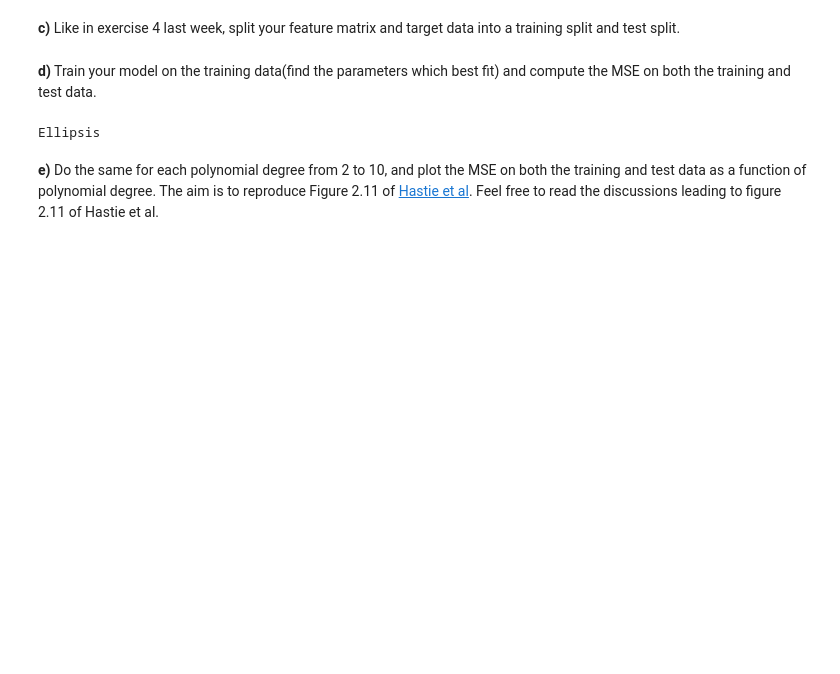
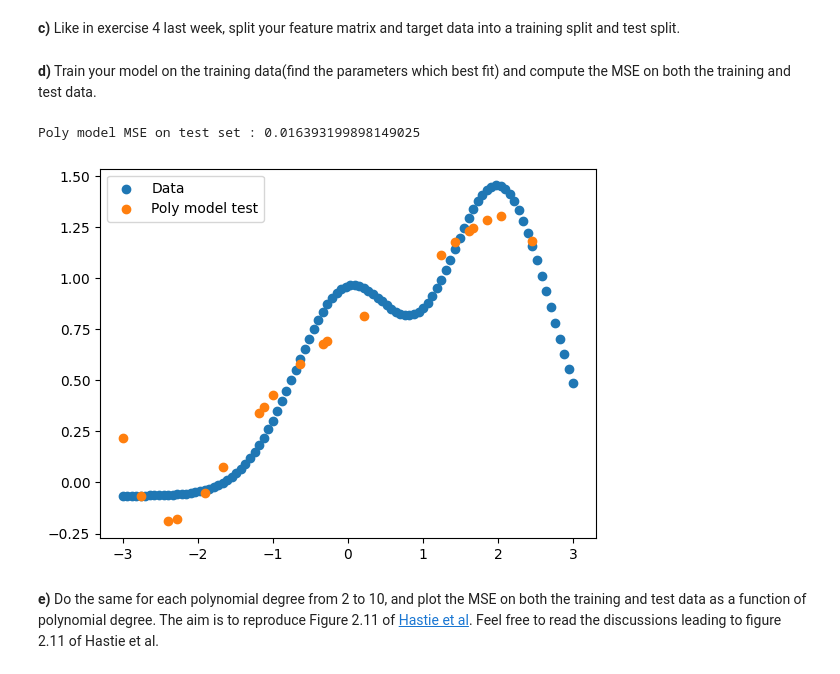
Before and after one commit to BartoszTrela/applied-data-analysis-and-ml, a Jupyter notebook: exercises/E2/exercisesweek35.ipynb, the cells around one changed output. Saved outputs shown, nothing was run; the diff lists cells and outputs as text; code cells hidden in the pictures; blank space fills up the shorter version.

```diff
--- a/exercises/E2/exercisesweek35.ipynb
+++ b/exercises/E2/exercisesweek35.ipynb
@@ -159,8 +199,8 @@ spending = np.array([152., 141., 102., 136., 161., 129.,  99., 159., 160., 107.,
 **a)** Create a feature matrix $\boldsymbol{X}$ for the features income and children, including an intercept column of ones at the start.
 # %%
 X = np.zeros((n, 3))
-#X[:, 0] = ...
-#X[:, 1] = ...
-#X[:, 2] = ...
+X[:, 0] = 1
+X[:, 1] = income
+X[:, 2] = children
 # %% [markdown]
 **b)** Use the expression from **3d)** to find the optimal parameters $\boldsymbol{\hat{\beta}_{OLS}}$ for predicting spending based on these features. Create a function for this operation, as you are going to need to use it a lot.
@@ -167,5 +209,6 @@ X = np.zeros((n, 3))
 # %%
 def OLS_parameters(X, y):
-    return ...
+    return np.linalg.inv(X.T @ X) @ X.T @ y
 
-#beta = OLS_parameters(X, y)
+beta = OLS_parameters(X, spending)
+print(f'beta = {beta}')
@@ -185,12 +230,11 @@ y = np.exp(-x**2) + 1.5 * np.exp(-(x-2)**2) + np.random.normal(0, 0.1)
 def polynomial_features(x, p):
     n = len(x)
     X = np.zeros((n, p + 1))
-    #X[:, 0] = ...
-    #X[:, 1] = ...
-    #X[:, 2] = ...
-    # could this be a loop?
+    for i in range(p + 1):
+        X[:, i] = x**i
+    return X
 
-#X = polynomial_features(x, 5)
+X = polynomial_features(x, 5)
 # %% [markdown]
 **b)** Use the expression from **3d)** to find the optimal parameters $\boldsymbol{\hat{\beta}_{OLS}}$ for predicting $\boldsymbol{y}$ based on these features. If you have done everything right so far, this code will not need changing.
 # %%
@@ -200,13 +244,30 @@ def polynomial_features(x, p):
 # %%
 from sklearn.model_selection import train_test_split
 
-#X_train, X_test, y_train, y_test = ...
+X_train, X_test, y_train, y_test = train_test_split(X, y, test_size=0.2, random_state=42)
 # %% [markdown]
 **d)** Train your model on the training data(find the parameters which best fit) and compute the MSE on both the training and test data.
 # %%
-...
+import matplotlib.pyplot as plt
+from sklearn.metrics import mean_squared_error
+
+# instead use beta = OLS_parameters(X, y) to do the prediction
+
+beta = OLS_parameters(X_train, y_train)
+poly_predict_test = X_test @ beta
+
+poly_mse_test = mean_squared_error(y_test, poly_predict_test)
+
+print(f"Poly model MSE on test set : {poly_mse_test}")
+
+plt.scatter(x, y, label = "Data")
+plt.scatter(X_test[:, 1], poly_predict_test, label = "Poly model test")
+
+plt.legend()
+plt.show()
 # %% [output]
-Ellipsis
+Poly model MSE on test set : 0.016393199898149025
+[figure, added]
 # %% [markdown]
 **e)** Do the same for each polynomial degree from 2 to 10, and plot the MSE on both the training and test data as a function of polynomial degree. The aim is to reproduce Figure 2.11 of [Hastie et al](https://github.com/CompPhysics/MLErasmus/blob/master/doc/Textbooks/elementsstat.pdf). Feel free to read the discussions leading to figure 2.11 of Hastie et al.
 # %%
```
Also changed, not shown: parts of 15 cells of this notebook, 2 other files.
